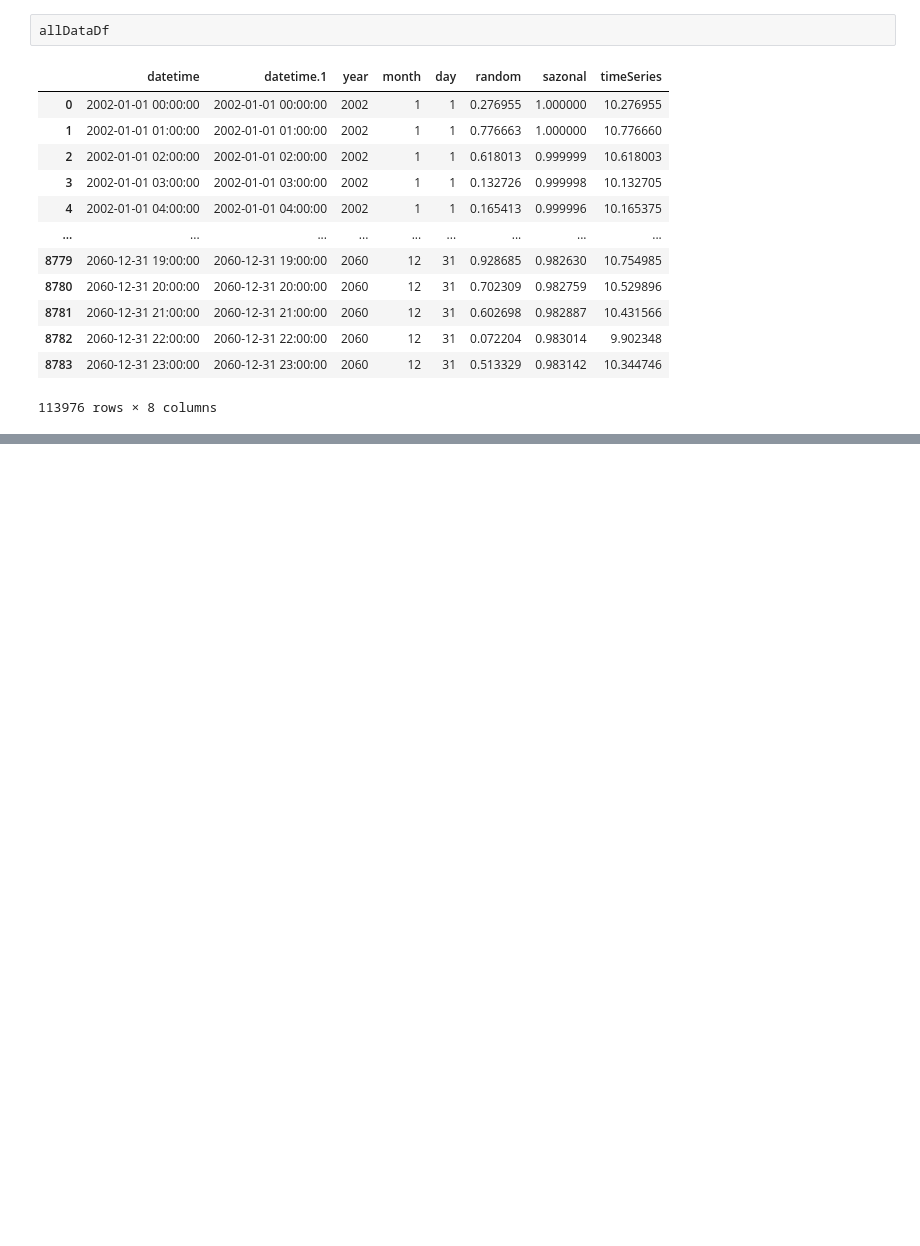
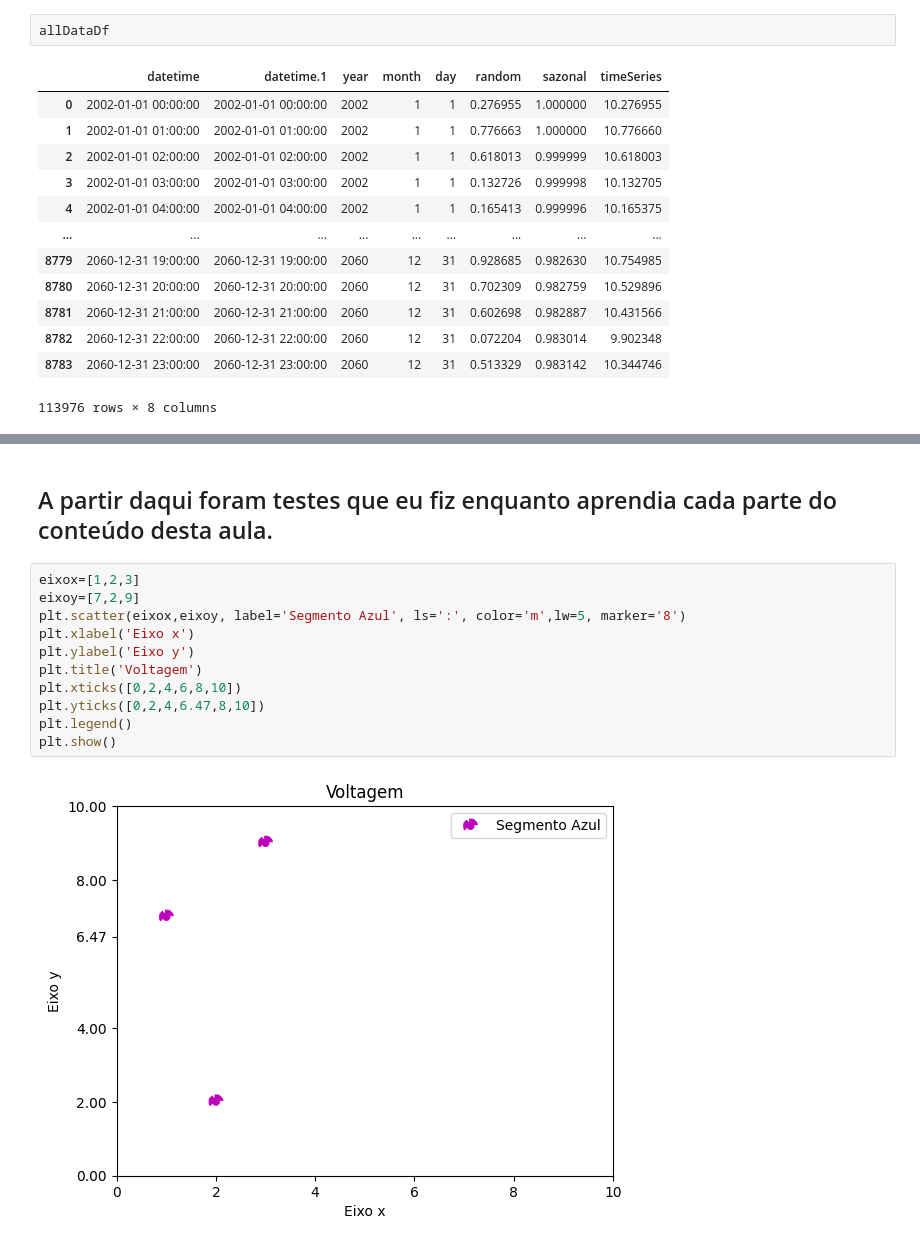
Before and after one commit to pavei3/ENS5173_202401, a Jupyter notebook: scripts/Atividade01_Etapa02-checkpoint.ipynb, the cells around one changed output, grey strips where cells are left out. Saved outputs shown, nothing was run; the diff lists cells and outputs as text; blank space fills up the shorter version.

```diff
--- a/scripts/Atividade01Etapa02-checkpoint.ipynb
+++ b/scripts/Atividade01_Etapa02-checkpoint.ipynb
@@ -359,0 +393,15 @@ plt.plot(allDataDf['datetime'],allDataDf['timeSeries'])
+# %% [markdown]
+## A partir daqui foram testes que eu fiz enquanto aprendia cada parte do conteúdo desta aula.
+# %%
+eixox=[1,2,3]
+eixoy=[7,2,9]
+plt.scatter(eixox,eixoy, label='Segmento Azul', ls=':', color='m',lw=5, marker='8')
+plt.xlabel('Eixo x')
+plt.ylabel('Eixo y')
+plt.title('Voltagem')
+plt.xticks([0,2,4,6,8,10])
+plt.yticks([0,2,4,6.47,8,10])
+plt.legend()
+plt.show()
+# %% [output]
+[figure, added]
```
Also changed, not shown: parts of 38 cells of this notebook, 3 other files.
